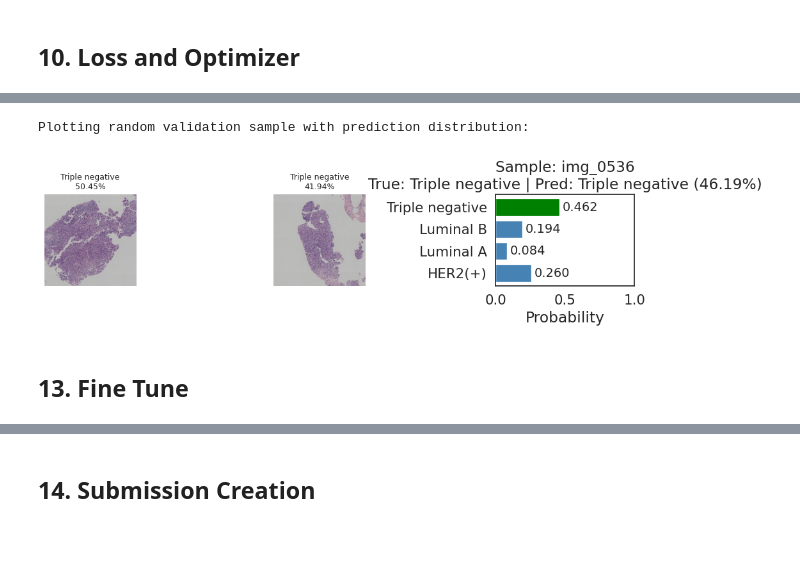
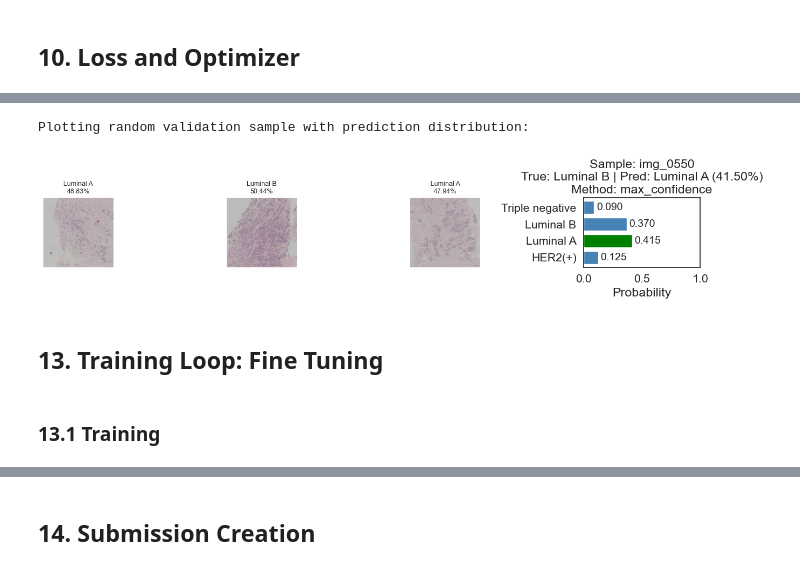
Before and after one commit to OBulun/AN2DL_CH_2, a Jupyter notebook: Notebooks/MobileNetV3.ipynb, the cells around one changed output, grey strips where cells are left out. Cells and saved outputs as stored; diff of their text form; code cells hidden in the pictures; blank space fills up the shorter version.

```diff
--- a/Notebooks/MobileNetV3.ipynb
+++ b/Notebooks/MobileNetV3.ipynb
@@ -430,7 +434,7 @@ train_loader = DataLoader(
     train_dataset,
     batch_size=BATCH_SIZE,
     shuffle=True,          # Shuffle patches to break batch correlations
-    num_workers=num_workers,         # Adjust based on your CPU
+    num_workers=0,         # Adjust based on your CPU
     pin_memory=True        # Faster data transfer to CUDA
 )
 
@@ -438,13 +442,13 @@ val_loader = DataLoader(
     val_dataset,
     batch_size=BATCH_SIZE,
     shuffle=False,         # No need to shuffle validation
-    num_workers=num_workers,
+    num_workers=0,
     pin_memory=True
 )
 
 print(f"Train Loader: {len(train_loader)} batches")
 print(f"Val Loader: {len(val_loader)} batches")
-print(f"Num workers: {num_workers}")
+print(f"Num workers: {train_loader.num_workers}")
 # %% [output]
 Train Loader: 35 batches
 Val Loader: 10 batches
@@ -822,5 +846,5 @@ Aggregating predictions for 127 unique images...
 # %%
-def plot_sample_with_predictions(model, loader, device, label_encoder, sample_id=None):
+def plot_sample_with_predictions(model, loader, device, label_encoder, sample_id=None, aggregation_method='max_confidence'):
     """Plot all patches of a single sample and the aggregated image prediction."""
     import math
     model.eval()
@@ -854,10 +878,23 @@ def plot_sample_with_predictions(model, loader, device, label_encoder, sample_id
 
     patch_preds = probs.argmax(dim=1).numpy()
     patch_confs = probs.max(dim=1).values.numpy()
-    image_probs = probs.mean(dim=0).numpy()
-    image_pred = image_probs.argmax()
+
+    if aggregation_method == 'max_confidence':
+        # Average probabilities (Soft Voting)
+        image_probs = probs.mean(dim=0).numpy()
+        image_pred = image_probs.argmax()
+        image_conf = image_probs[image_pred]
+    elif aggregation_method == 'majority_voting':
+        # Hard Voting
+        counts = np.bincount(patch_preds, minlength=len(label_encoder.classes_))
+        image_pred = counts.argmax()
+        # Normalize counts for visualization purposes
+        image_probs = counts / counts.sum()
+        image_conf = image_probs[image_pred]
+    else:
+        raise ValueError(f"Unknown aggregation method: {aggregation_method}")
+
     image_pred_label = label_encoder.inverse_transform([image_pred])[0]
-    image_conf = image_probs[image_pred]
     true_label = label_encoder.inverse_transform([sample_patches.iloc[0]['label_encoded']])[0]
 
     cols = min(6, len(sample_patches))
@@ -878,9 +915,9 @@ def plot_sample_with_predictions(model, loader, device, label_encoder, sample_id
     class_names = label_encoder.classes_
     colors = ['green' if i == image_pred else 'steelblue' for i in range(len(class_names))]
     ax_bar.barh(class_names, image_probs, color=colors)
-    ax_bar.set_xlabel('Probability')
+    ax_bar.set_xlabel('Probability' if aggregation_method == 'max_confidence' else 'Vote Share')
     ax_bar.set_xlim([0,1])
-    ax_bar.set_title(f"Sample: {sample_id}\nTrue: {true_label} | Pred: {image_pred_label} ({image_conf:.2%})")
+    ax_bar.set_title(f"Sample: {sample_id}\nTrue: {true_label} | Pred: {image_pred_label} ({image_conf:.2%})\nMethod: {aggregation_method}")
     for i, prob in enumerate(image_probs):
         ax_bar.text(prob + 0.02, i, f"{prob:.3f}", va='center')
     plt.tight_layout()
@@ -888,12 +925,14 @@ def plot_sample_with_predictions(model, loader, device, label_encoder, sample_id
 # %%
 # Visualize a random validation sample
 print("Plotting random validation sample with prediction distribution:")
-plot_sample_with_predictions(model, val_loader, device, label_encoder)
+plot_sample_with_predictions(model, val_loader, device, label_encoder, aggregation_method='max_confidence')
 # %% [output]
 Plotting random validation sample with prediction distribution:
-[figure, old version]
+[figure, new version]
 # %% [markdown]
-## **13. Fine Tune**
+## **13. Training Loop: Fine Tuning**
+# %% [markdown]
+### 13.1 Training
 # %%
 # 1. Initialize the NEW model instance
 #    (Make sure to use the same class definition you used for training)
```
Also changed, not shown: parts of 33 cells of this notebook.
